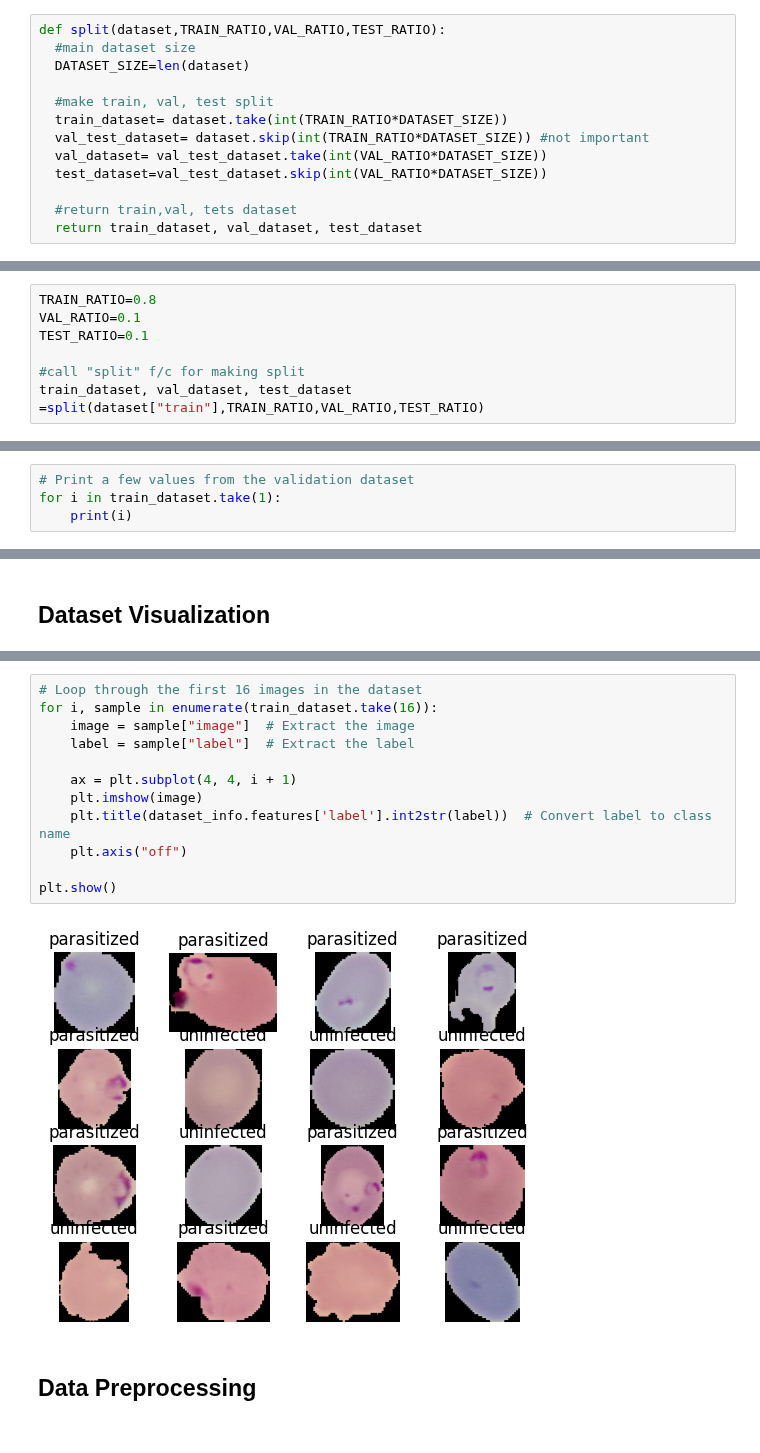
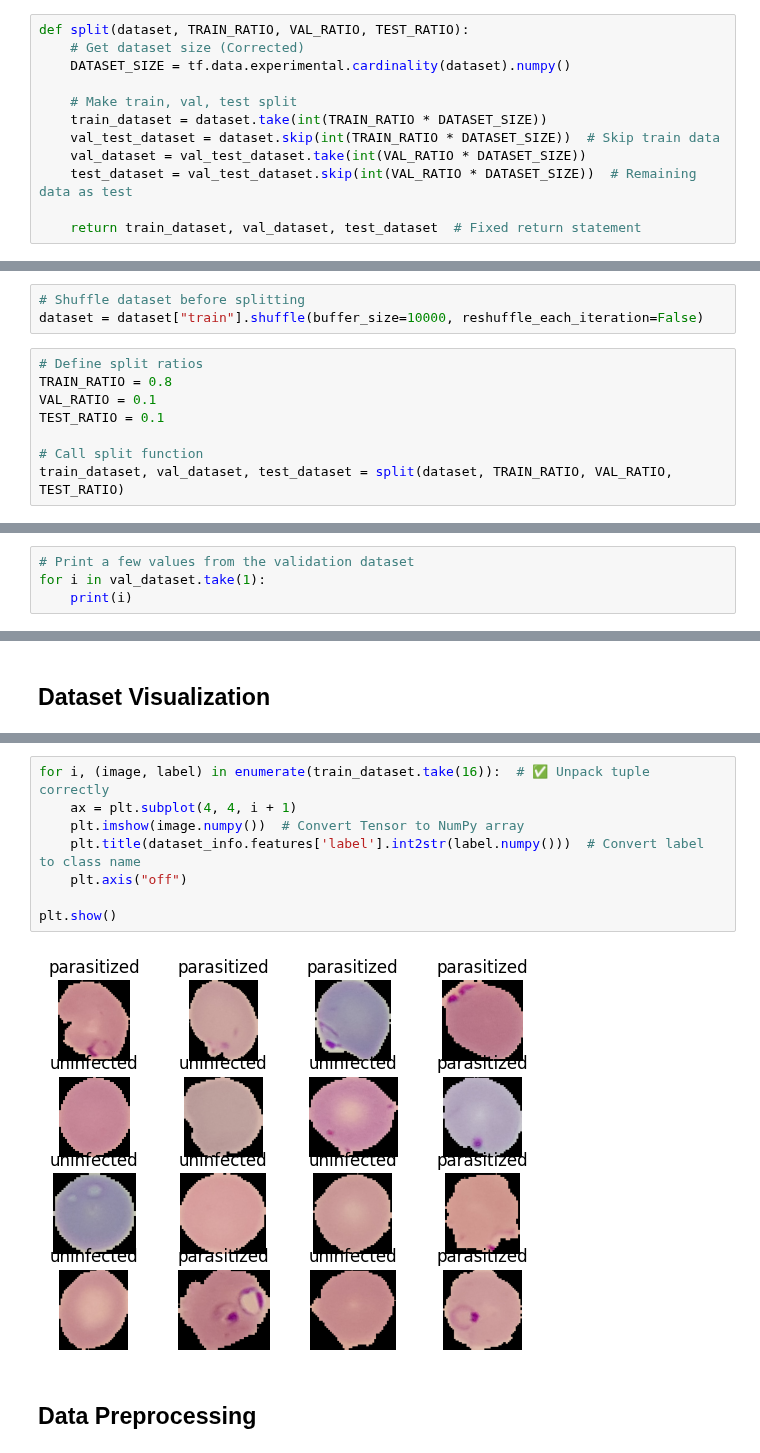
Before and after one commit to akankshakusf/Project-Deep-Learning-CNN-Malaria-Detection, a Jupyter notebook: Malaria_Detection.ipynb, the cells around one changed output, grey strips where cells are left out. Cells and saved outputs as stored; diff of their text form.

```diff
--- a/Malaria_Detection.ipynb
+++ b/Malaria_Detection.ipynb
@@ -34,18 +23,17 @@ Dataset malaria downloaded and prepared to /root/tensorflow_datasets/malaria/1.0
 # %% [markdown]
 Scenario: lets say you dnt pull the data out from tensorflow instead you are pull it from you .text file. below is the approuch we will take
 # %%
-def split(dataset,TRAIN_RATIO,VAL_RATIO,TEST_RATIO):
-  #main dataset size
-  DATASET_SIZE=len(dataset)
+def split(dataset, TRAIN_RATIO, VAL_RATIO, TEST_RATIO):
+    # Get dataset size (Corrected)
+    DATASET_SIZE = tf.data.experimental.cardinality(dataset).numpy()
 
-  #make train, val, test split
-  train_dataset= dataset.take(int(TRAIN_RATIO*DATASET_SIZE))
-  val_test_dataset= dataset.skip(int(TRAIN_RATIO*DATASET_SIZE)) #not important
-  val_dataset= val_test_dataset.take(int(VAL_RATIO*DATASET_SIZE))
-  test_dataset=val_test_dataset.skip(int(VAL_RATIO*DATASET_SIZE))
+    # Make train, val, test split
+    train_dataset = dataset.take(int(TRAIN_RATIO * DATASET_SIZE))
+    val_test_dataset = dataset.skip(int(TRAIN_RATIO * DATASET_SIZE))  # Skip train data
+    val_dataset = val_test_dataset.take(int(VAL_RATIO * DATASET_SIZE))
+    test_dataset = val_test_dataset.skip(int(VAL_RATIO * DATASET_SIZE))  # Remaining data as test
 
-  #return train,val, tets dataset
-  return train_dataset, val_dataset, test_dataset
+    return train_dataset, val_dataset, test_dataset  # Fixed return statement
 # %%
 ###### split function logic explaination builder ######
 
@@ -67,11 +55,15 @@ def split(dataset,TRAIN_RATIO,VAL_RATIO,TEST_RATIO):
 # print([int(x) for x in val_test_ds.as_numpy_iterator()])
 # print([int(x) for x in val_ds.as_numpy_iterator()])
 # print([int(x) for x in test_ds.as_numpy_iterator()])
+# %%
+# Shuffle dataset before splitting
+dataset = dataset["train"].shuffle(buffer_size=10000, reshuffle_each_iteration=False)
 # %%
-TRAIN_RATIO=0.8
-VAL_RATIO=0.1
-TEST_RATIO=0.1
+# Define split ratios
+TRAIN_RATIO = 0.8
+VAL_RATIO = 0.1
+TEST_RATIO = 0.1
 
-#call "split" f/c for making split
-train_dataset, val_dataset, test_dataset =split(dataset["train"],TRAIN_RATIO,VAL_RATIO,TEST_RATIO)
+# Call split function
+train_dataset, val_dataset, test_dataset = split(dataset, TRAIN_RATIO, VAL_RATIO, TEST_RATIO)
 # %%
@@ -109,6 +101,6 @@ So, in the data 0 represent parasitic
 and 1 represents uneffected
 # %%
 # Print a few values from the validation dataset
-for i in train_dataset.take(1):
+for i in val_dataset.take(1):
     print(i)
 # %% [output]
@@ -165,17 +157,13 @@ array([[[0, 0, 0],
 # %%
-# Loop through the first 16 images in the dataset
-for i, sample in enumerate(train_dataset.take(16)):
-    image = sample["image"]  # Extract the image
-    label = sample["label"]  # Extract the label
-
+for i, (image, label) in enumerate(train_dataset.take(16)):  # ✅ Unpack tuple correctly
     ax = plt.subplot(4, 4, i + 1)
-    plt.imshow(image)
-    plt.title(dataset_info.features['label'].int2str(label))  # Convert label to class name
+    plt.imshow(image.numpy())  # Convert Tensor to NumPy array
+    plt.title(dataset_info.features['label'].int2str(label.numpy()))  # Convert label to class name
     plt.axis("off")
 
 plt.show()
 # %% [output]
-[figure, old version]
+[figure, new version]
 # %% [markdown]
 ## Data Preprocessing
 # %% [markdown]
```
Also changed, not shown: parts of 14 cells of this notebook.
